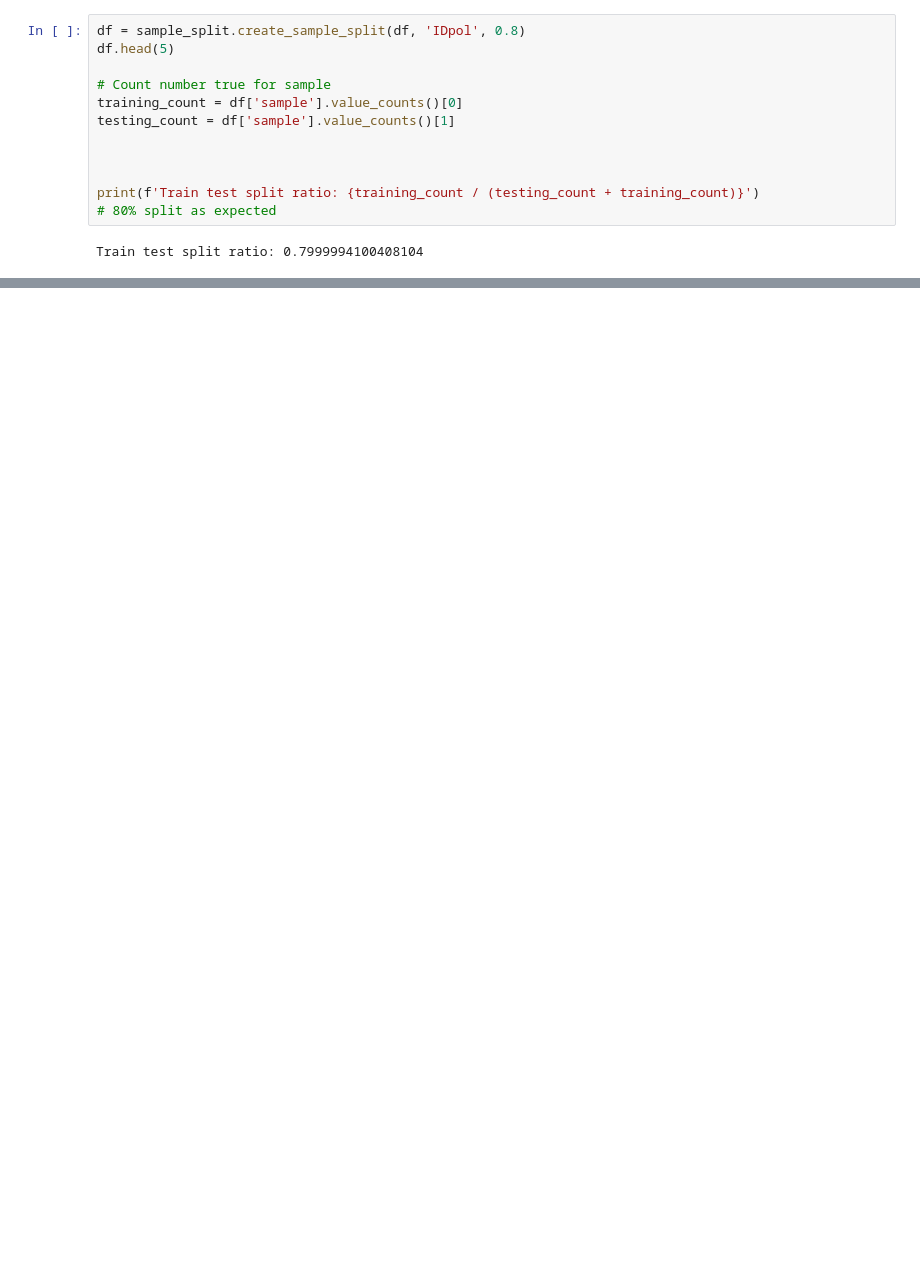
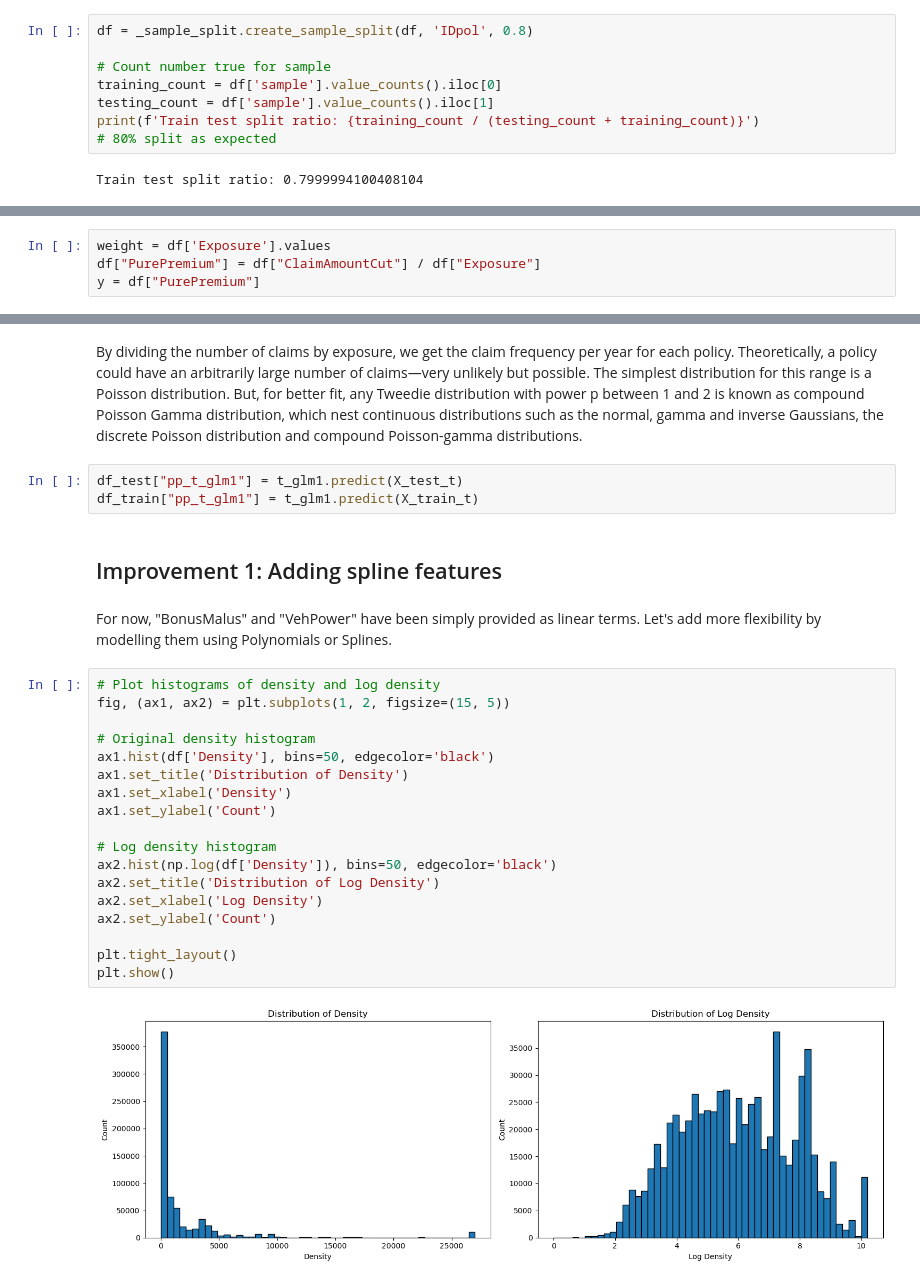
Before and after one commit to charliewarburton/ps3_claims, a Jupyter notebook: ps3/analysis.ipynb, the cells around one changed output, grey strips where cells are left out. Cells and saved outputs as stored; diff of their text form; blank space fills up the shorter version.

```diff
--- a/ps3/analysis.ipynb
+++ b/ps3/analysis.ipynb
@@ -40,13 +76,9 @@ memory usage: 72.4+ MB
 # %%
-df = sample_split.create_sample_split(df, 'IDpol', 0.8)
-df.head(5)
+df = _sample_split.create_sample_split(df, 'IDpol', 0.8)
 
 # Count number true for sample
-training_count = df['sample'].value_counts()[0]
-testing_count = df['sample'].value_counts()[1]
-
-
-
+training_count = df['sample'].value_counts().iloc[0]
+testing_count = df['sample'].value_counts().iloc[1]
 print(f'Train test split ratio: {training_count / (testing_count + training_count)}')
 # 80% split as expected
 # %% [output]
@@ -53,0 +106,4 @@ Train test split ratio: 0.7999994100408104
+# %%
+weight = df['Exposure'].values
+df["PurePremium"] = df["ClaimAmountCut"] / df["Exposure"]
+y = df["PurePremium"]
@@ -53,0 +161,30 @@ Train test split ratio: 0.7999994100408104
+# %% [markdown]
+By dividing the number of claims by exposure, we get the claim frequency per year for each policy. Theoretically, a policy could have an arbitrarily large number of claims—very unlikely but possible. The simplest distribution for this range is a Poisson distribution. But, for better fit, any Tweedie distribution with power p between 1 and 2 is known as compound Poisson Gamma distribution, which nest continuous distributions such as the normal,
+gamma and inverse Gaussians, the discrete Poisson distribution and compound Poisson-gamma distributions.
+# %%
+df_test["pp_t_glm1"] = t_glm1.predict(X_test_t)
+df_train["pp_t_glm1"] = t_glm1.predict(X_train_t)
+# %% [markdown]
+## Improvement 1: Adding spline features
+# %% [markdown]
+For now, "BonusMalus" and "VehPower" have been simply provided as linear terms. Let's add more flexibility by modelling them using Polynomials or Splines.
+# %%
+# Plot histograms of density and log density
+fig, (ax1, ax2) = plt.subplots(1, 2, figsize=(15, 5))
+
+# Original density histogram
+ax1.hist(df['Density'], bins=50, edgecolor='black')
+ax1.set_title('Distribution of Density')
+ax1.set_xlabel('Density')
+ax1.set_ylabel('Count')
+
+# Log density histogram
+ax2.hist(np.log(df['Density']), bins=50, edgecolor='black')
+ax2.set_title('Distribution of Log Density')
+ax2.set_xlabel('Log Density')
+ax2.set_ylabel('Count')
+
+plt.tight_layout()
+plt.show()
+# %% [output]
+[figure, added]
```
Also changed, not shown: parts of 39 cells of this notebook, 1 other file.
